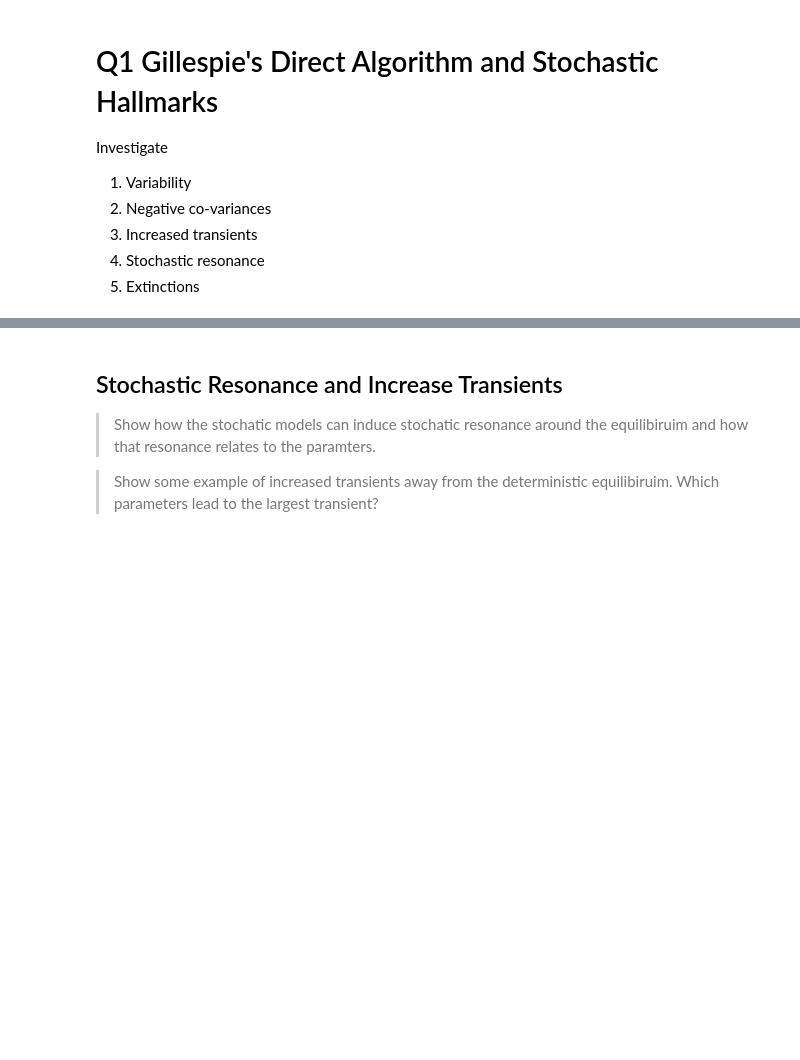
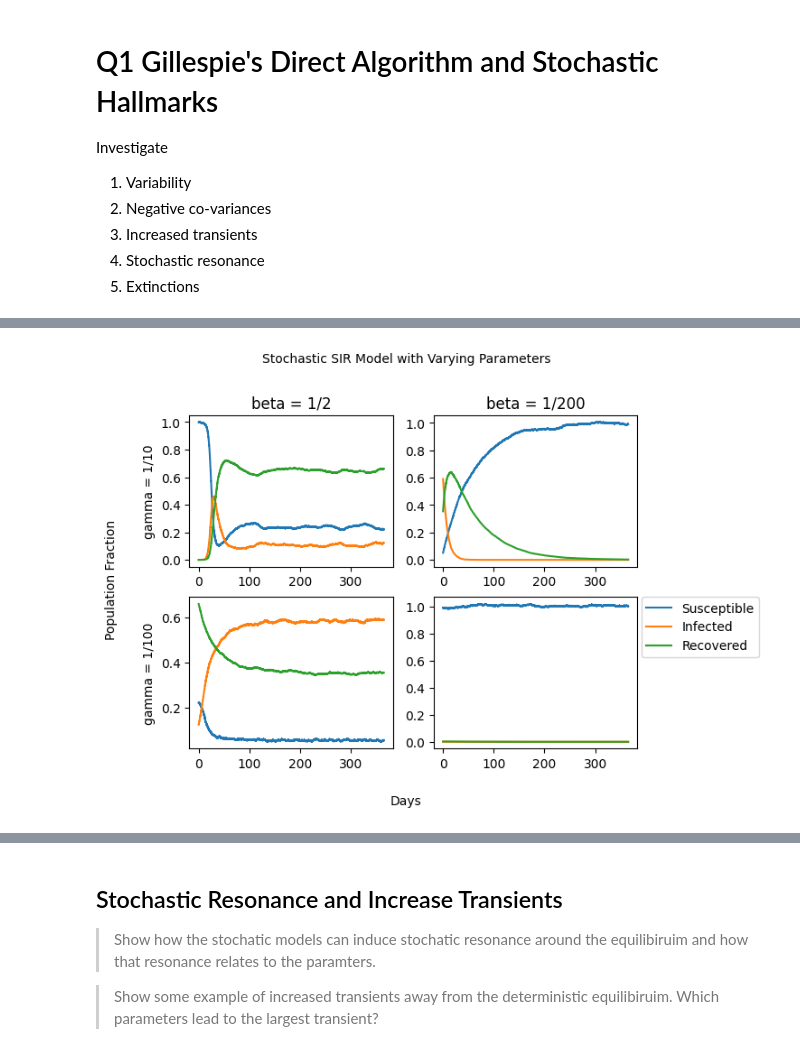
Before and after one commit to AmirSahrani/IntroCompAssignment2, a Jupyter notebook: Assignment2.ipynb, the cells around one changed output, grey strips where cells are left out. Cells and saved outputs as stored; diff of their text form; code cells hidden in the pictures; blank space fills up the shorter version.

```diff
--- a/Assignment2.ipynb
+++ b/Assignment2.ipynb
@@ -108,2 +109,82 @@ plt.show()
 
 > Compare the mean of the stochatic models to their deterministic counter parts
+# %%
+beta = 1/2
+gamma = 1/10
+mu = 1/60
+XYZ = np.array((10000, 1, 0))
+tend = 365
+N = XYZ[0] + XYZ[1] + XYZ[2]
+
+fig, axs = plt.subplots(2, 2)
+
+[T, S, I, R] = stoch_sir(XYZ)
+
+data_T1 = np.array(T)
+data_S1 = np.array(S)/10000
+data_I1 = np.array(I)/10000
+data_R1 = np.array(R)/10000
+
+cov = np.cov(data_S1, data_I1)
+print("Covariance between S and I - beta = 1/2, gamma = 1/10: ")
+print(cov[0,1])
+
+beta = 1/2
+gamma = 1/100
+mu = 1/60
+
+[T, S, I, R] = stoch_sir(XYZ)
+
+data_T2 = np.array(T)
+data_S2 = np.array(S)/10000
+data_I2 = np.array(I)/10000
+data_R2 = np.array(R)/10000
+
+cov = np.cov(data_S2, data_I2)
+print("Covariance between S and I - beta = 1/2, gamma = 1/100: ")
+print(cov[0,1])
+
+beta = 1/200
+gamma = 1/10
+mu = 1/60
+
+[T, S, I, R] = stoch_sir(XYZ)
+
+data_T3 = np.array(T)
+data_S3 = np.array(S)/10000
+data_I3 = np.array(I)/10000
+data_R3 = np.array(R)/10000
+
+cov = np.cov(data_S3, data_I3)
+print("Covariance between S and I - beta = 1/200, gamma = 1/10: ")
+print(cov[0,1])
+
+beta = 1/200
+gamma = 1/100
+mu = 1/60
+
+[T, S, I, R] = stoch_sir(XYZ)
+
+data_T4 = np.array(T)
+data_S4 = np.array(S)/10000
+data_I4 = np.array(I)/10000
+data_R4 = np.array(R)/10000
+
+cov = np.cov(data_S4, data_I4)
+print("Covariance between S and I - beta = 1/200, gamma = 1/100: ")
+print(cov[0,1])
+
+axs[0, 0].plot(data_T1, data_S1, data_T1, data_I1, data_T1, data_R1)
+axs[0, 0].set_title("beta = 1/2")
+axs[0, 0].set_ylabel("gamma = 1/10")
+axs[1, 0].plot(data_T2, data_S2, data_T2, data_I2, data_T2, data_R2)
+axs[1, 0].set_ylabel("gamma = 1/100")
+axs[0, 1].plot(data_T3, data_S3, data_T3, data_I3, data_T3, data_R3)
+axs[0, 1].set_title("beta = 1/200")
+axs[1, 1].plot(data_T4, data_S4, data_T4, data_I4, data_T4, data_R4)
+
+fig.text(0.5, -0.01, "Days", ha='center', va='center')
+fig.text(-0.01, 0.5, "Population Fraction", ha='center', va='center', rotation='vertical')
+fig.text(0.5, 1.01, "Stochastic SIR Model with Varying Parameters", ha='center', va='center', rotation='horizontal')
+plt.legend(["Susceptible", "Infected", "Recovered"], bbox_to_anchor=(1.02, 1), loc='upper left', borderaxespad=0)
+# %% [output]
@@ -109,0 +200 @@ plt.show()
+[figure, added]
```
Also changed, not shown: parts of 7 cells of this notebook.
